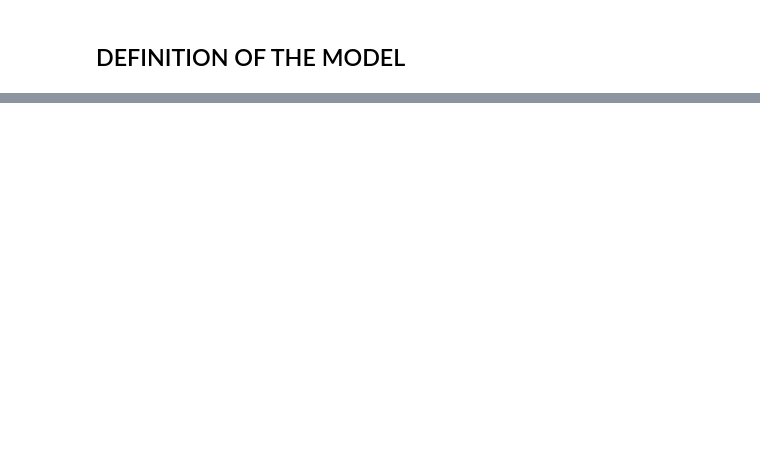
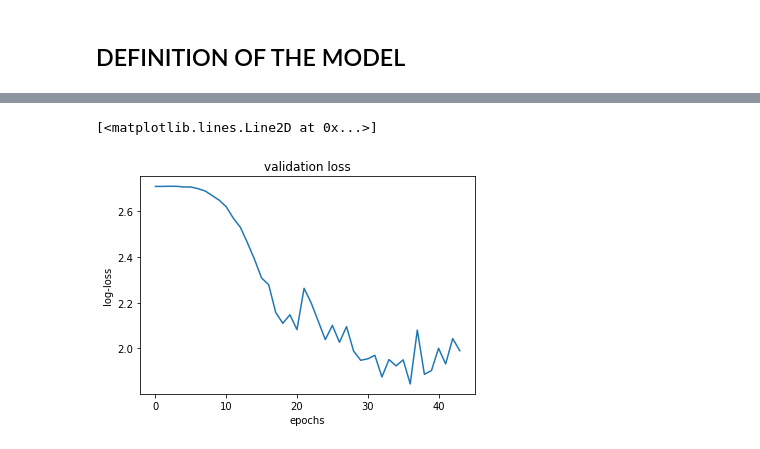
Before and after one commit to AlbertoPresta/CVPR-exam, a Jupyter notebook: First_attempt.ipynb, the cells around one changed output, grey strips where cells are left out. Cells and saved outputs as stored; diff of their text form; code cells hidden in the pictures; blank space fills up the shorter version.

```diff
--- a/First_attempt.ipynb
+++ b/First_attempt.ipynb
@@ -78,0 +141,8 @@ model.evaluate(test_data,test_labels_dummy)
+# %%
+plt.title("validation loss")
+plt.xlabel("epochs")
+plt.ylabel("log-loss")
+plt.plot(history.history['val_loss'])
+# %% [output]
+[<matplotlib.lines.Line2D at 0x...>]
+[figure, added]
```
Also changed, not shown: parts of 21 cells of this notebook, 1 other file.
